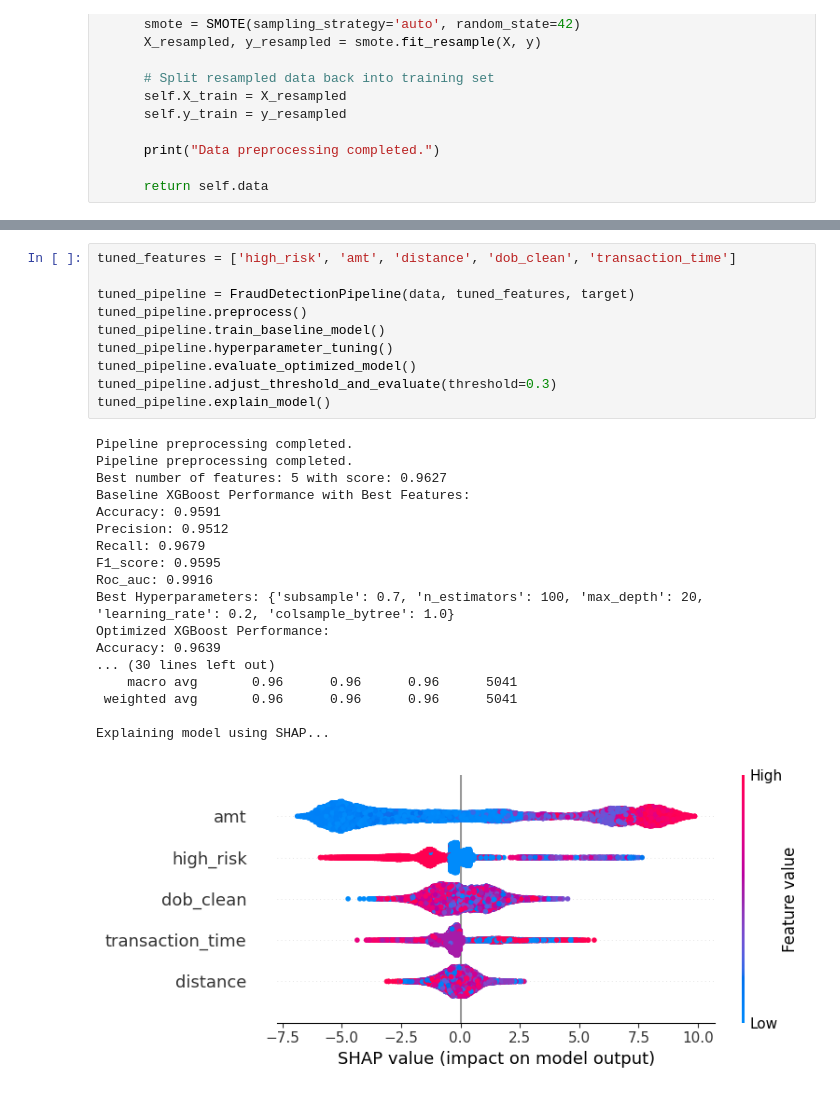
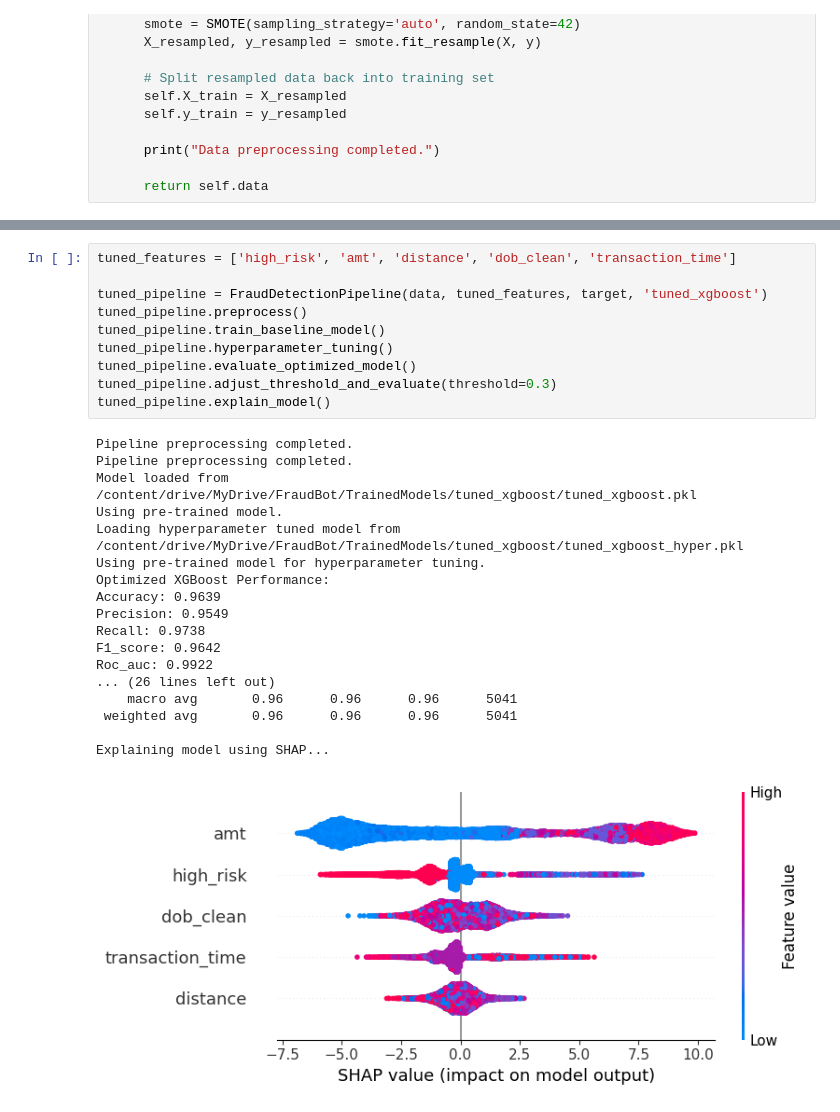
Before and after one commit to BlakeMilstead/COSC-302-Project-5, a Jupyter notebook: fraud_bot_final.ipynb, the cells around one changed output, grey strips where cells are left out. Saved outputs shown, nothing was run; the diff lists cells and outputs as text.

```diff
--- a/fraud_bot_final.ipynb
+++ b/fraud_bot_final.ipynb
@@ -570,30 +676,30 @@ weighted avg       0.97      0.97      0.97      5040
 # %%
 tuned_features = ['high_risk', 'amt', 'distance', 'dob_clean', 'transaction_time']
 
-tuned_pipeline = FraudDetectionPipeline(data, tuned_features, target)
+tuned_pipeline = FraudDetectionPipeline(data, tuned_features, target, 'tuned_xgboost')
 tuned_pipeline.preprocess()
 tuned_pipeline.train_baseline_model()
 tuned_pipeline.hyperparameter_tuning()
 tuned_pipeline.evaluate_optimized_model()
 tuned_pipeline.adjust_threshold_and_evaluate(threshold=0.3)
 tuned_pipeline.explain_model()
 # %% [output]
 Pipeline preprocessing completed.
 Pipeline preprocessing completed.
-Best number of features: 5 with score: 0.9627
-Baseline XGBoost Performance with Best Features:
-Accuracy: 0.9591
-Precision: 0.9512
-Recall: 0.9679
-F1_score: 0.9595
-Roc_auc: 0.9916
-Best Hyperparameters: {'subsample': 0.7, 'n_estimators': 100, 'max_depth': 20, 'learning_rate': 0.2, 'colsample_bytree': 1.0}
+Model loaded from /content/drive/MyDrive/FraudBot/TrainedModels/tuned_xgboost/tuned_xgboost.pkl
+Using pre-trained model.
+Loading hyperparameter tuned model from /content/drive/MyDrive/FraudBot/TrainedModels/tuned_xgboost/tuned_xgboost_hyper.pkl
+Using pre-trained model for hyperparameter tuning.
 Optimized XGBoost Performance:
 Accuracy: 0.9639
-... (30 lines left out)
+Precision: 0.9549
+Recall: 0.9738
+F1_score: 0.9642
+Roc_auc: 0.9922
+... (26 lines left out)
     macro avg       0.96      0.96      0.96      5041
  weighted avg       0.96      0.96      0.96      5041
 
 Explaining model using SHAP...
-[figure, old version]
+[figure, new version]
 # %%
```
Also changed, not shown: parts of 6 cells of this notebook.
